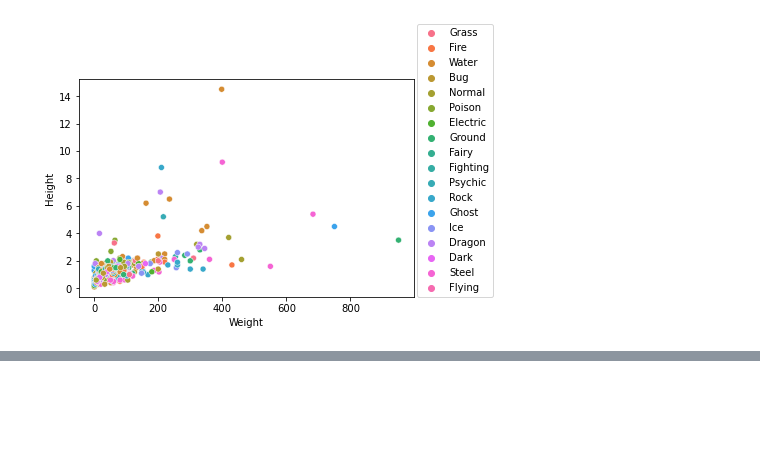
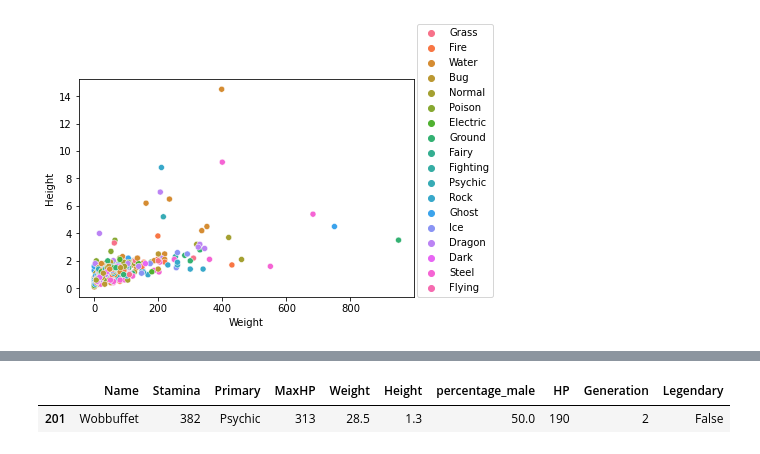
Before and after one commit to abbywadsworth/PokemonGo, a Jupyter notebook: EDA.ipynb, the cells around one changed output, grey strips where cells are left out. Cells and saved outputs as stored; diff of their text form; code cells hidden in the pictures; blank space fills up the shorter version.

```diff
--- a/EDA.ipynb
+++ b/EDA.ipynb
@@ -88,0 +92,5 @@ import plotly.express as px
+# %%
+pokemon.loc[pokemon["Name"]=="Wobbuffet"]
+# %% [output]
+|  | Name | Stamina | Primary | MaxHP | Weight | Height | percentage_male | HP | Generation | Legendary |
+| 201 | Wobbuffet | 382 | Psychic | 313 | 28.5 | 1.3 | 50.0 | 190 | 2 | False |
```
Also changed, not shown: parts of 37 cells of this notebook, 25 other files.
